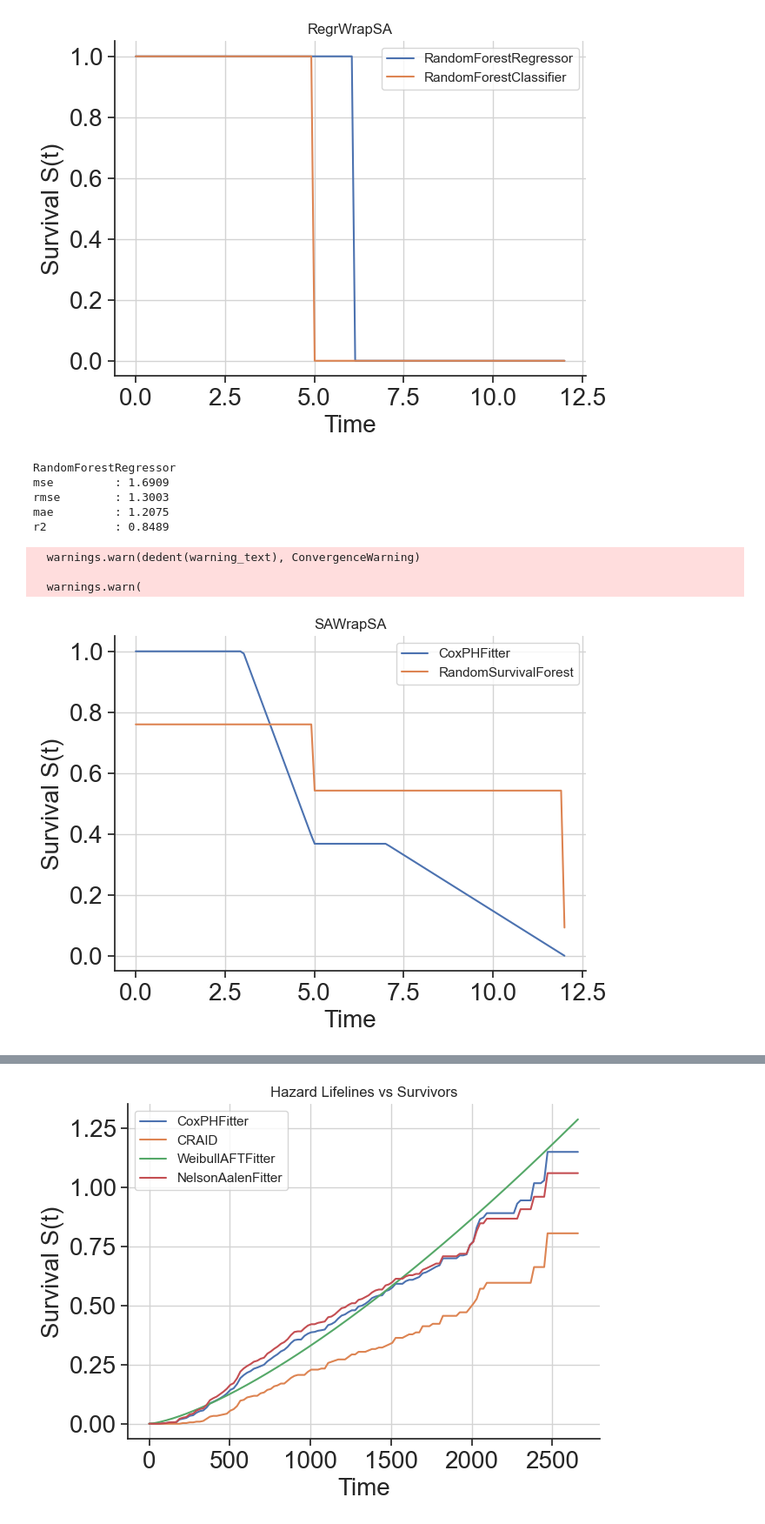
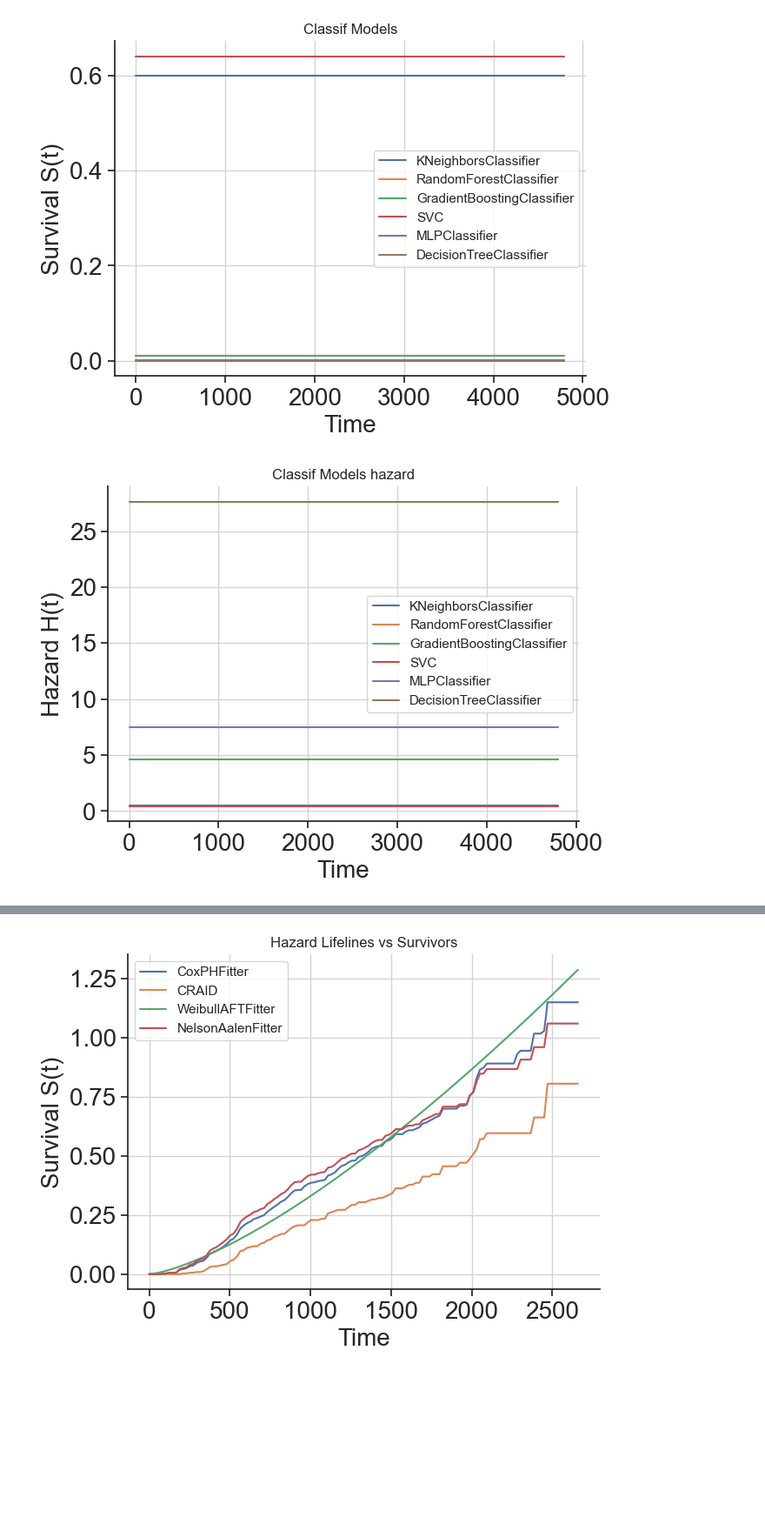
Before and after one commit to DimonZhi/SAWrap, a Jupyter notebook: wrap.ipynb, the cells around one changed output, grey strips where cells are left out. Shown at 87% size. Drawn from its saved outputs; the diff is of its cells as text; code cells hidden in the pictures; blank space fills up the shorter version.

```diff
--- a/wrap.ipynb
+++ b/wrap.ipynb
@@ -366,28 +364,46 @@ plot_many([m_cls1, m_cls2], X, sample=0, title="ClassifWrapSA", mode="hazard")
-# %%
-from sklearn.ensemble import RandomForestRegressor, RandomForestClassifier
-m_reg1 = RegrWrapSA(RandomForestRegressor()).fit(X, y)
-m_reg2 = RegrWrapSA(RandomForestClassifier()).fit(X, y)
-plot_many([m_reg1, m_reg2], X, sample=0, title="RegrWrapSA")
-# %% [output]
-[figure, removed]
-# %%
-from metrics_sa import eval_classification_model, print_metrics, eval_regression_model
-metrics = eval_regression_model(m_reg1, X, time)
-print_metrics(metrics, "RandomForestRegressor")
-# %% [output]
-RandomForestRegressor
-mse         : 1.6909
-rmse        : 1.3003
-mae         : 1.2075
-r2          : 0.8489
 # %%
-from lifelines import CoxPHFitter
-from sksurv.ensemble import RandomSurvivalForest
-m_sa1 = SAWrapSA(CoxPHFitter()).fit(X, y)
-m_sa2 = SAWrapSA(RandomSurvivalForest(n_estimators=100, random_state=0)).fit(X, y)
-plot_many([m_sa1, m_sa2], X, sample=0, title="SAWrapSA")
+# scikit-learn — classification
+from sklearn.neighbors import KNeighborsClassifier
+from sklearn.ensemble import RandomForestClassifier, GradientBoostingClassifier
+from sklearn.svm import SVC
+from sklearn.neural_network import MLPClassifier
+from sklearn.tree import DecisionTreeClassifier
+# scikit-learn — regression
+from sklearn.neighbors import KNeighborsRegressor
+from sklearn.ensemble import RandomForestRegressor, GradientBoostingRegressor
+from sklearn.svm import SVR
+from sklearn.neural_network import MLPRegressor
+from sklearn.tree import DecisionTreeRegressor
+# lifelines — survival analysis
+from lifelines import KaplanMeierFitter, CoxPHFitter
+from lifelines import (
+    WeibullAFTFitter,
+    LogNormalAFTFitter,
+    LogLogisticAFTFitter
+)
+# scikit-survival — survival analysis
+from sksurv.ensemble import RandomSurvivalForest, GradientBoostingSurvivalAnalysis
+from sksurv.ensemble import ComponentwiseGradientBoostingSurvivalAnalysis
+from sksurv.linear_model import CoxnetSurvivalAnalysis, CoxPHSurvivalAnalysis
+from lifelines import CoxPHFitter, ExponentialFitter, WeibullFitter, BreslowFlemingHarringtonFitter, LogLogisticFitter
+#survivors
+from survivors.ensemble import ParallelBootstrapCRAID, BoostingCRAID
+import survivors.datasets as ds
+from survivors.tree import CRAID
+
+X, y, features, categ, sch_nan = ds.load_pbc_dataset()
+X = X.fillna(0)
+m1 = ClassifWrapSA(KNeighborsClassifier()).fit(X, y)
+m2 = ClassifWrapSA(RandomForestClassifier()).fit(X, y)
+m3 = ClassifWrapSA(GradientBoostingClassifier()).fit(X, y)
+m4 = ClassifWrapSA(SVC()).fit(X, y)
+m5 = ClassifWrapSA(MLPClassifier()).fit(X, y)
+m6 = ClassifWrapSA(DecisionTreeClassifier()).fit(X, y)
+
+
+
+plot_many([m1, m2, m3, m4, m5, m6], X, sample=0, title="Classif Models")
+plot_many([m1, m2, m3, m4, m5, m6], X, sample=0, title="Classif Models hazard", mode = "hazard")
 # %% [output]
-  warnings.warn(dedent(warning_text), ConvergenceWarning)
-
-  warnings.warn(
-[figure, old version]
+[figure, new version]
+[figure, added]
```
Also changed, not shown: parts of 18 cells of this notebook, 3 other files.
